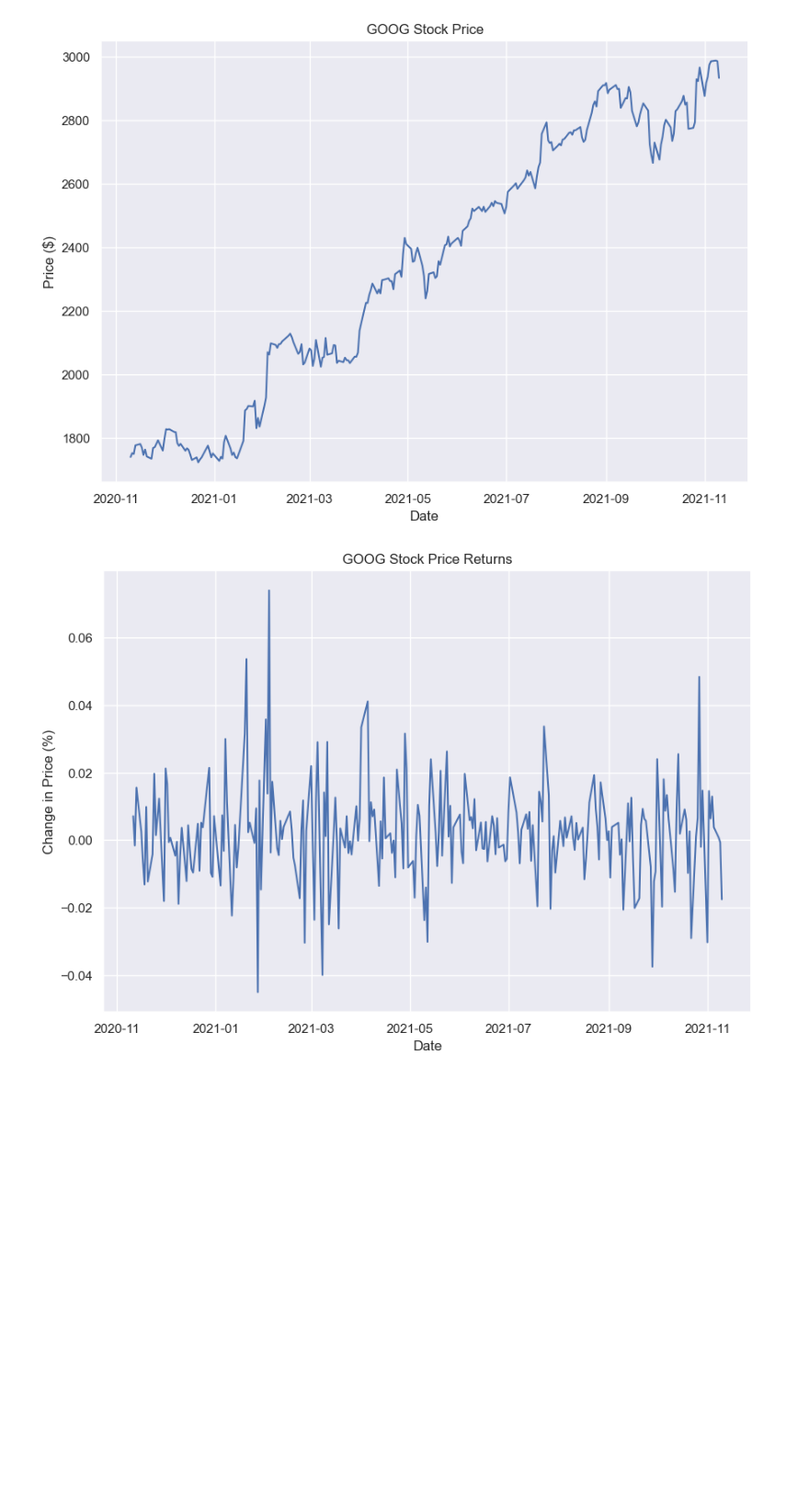
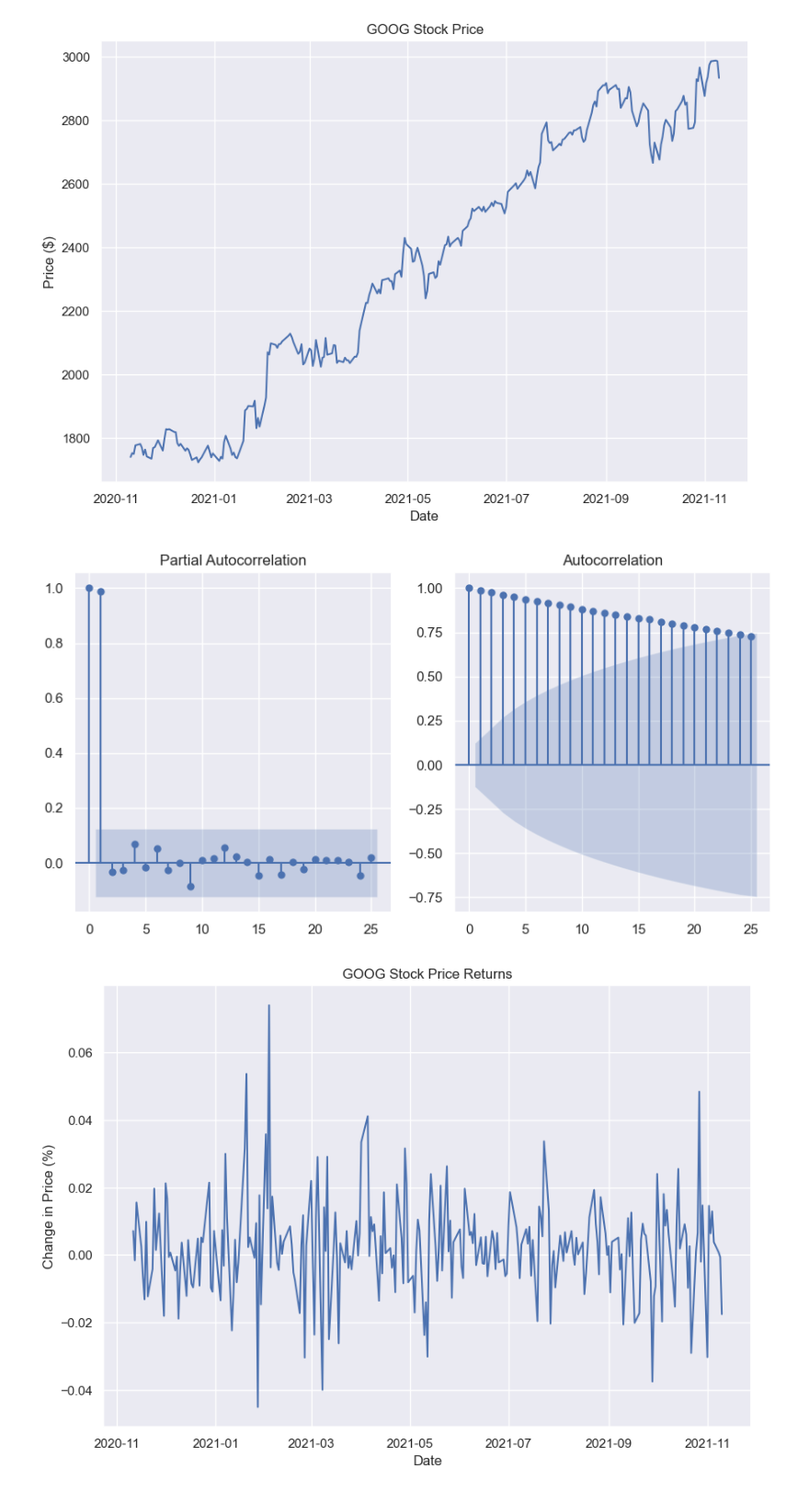
Before and after one commit to warwickdatasciencesociety/time-series-workshops, a Jupyter notebook: demo-notebook.ipynb, the cells around one changed output. Shown at 92% size. Cells and saved outputs as stored; diff of their text form; code cells hidden in the pictures; blank space fills up the shorter version.

```diff
--- a/demo-notebook.ipynb
+++ b/demo-notebook.ipynb
@@ -517,5 +517,9 @@ ax.set_ylabel("Price ($)")
 plt.show()
 # %% [output]
 [figure]
+# %%
+plot_acf_pacf(prices)
+# %% [output]
+[figure, added]
 # %%
 # Get stock returns
```
Also changed, not shown: parts of 15 cells of this notebook, 1 other file.
